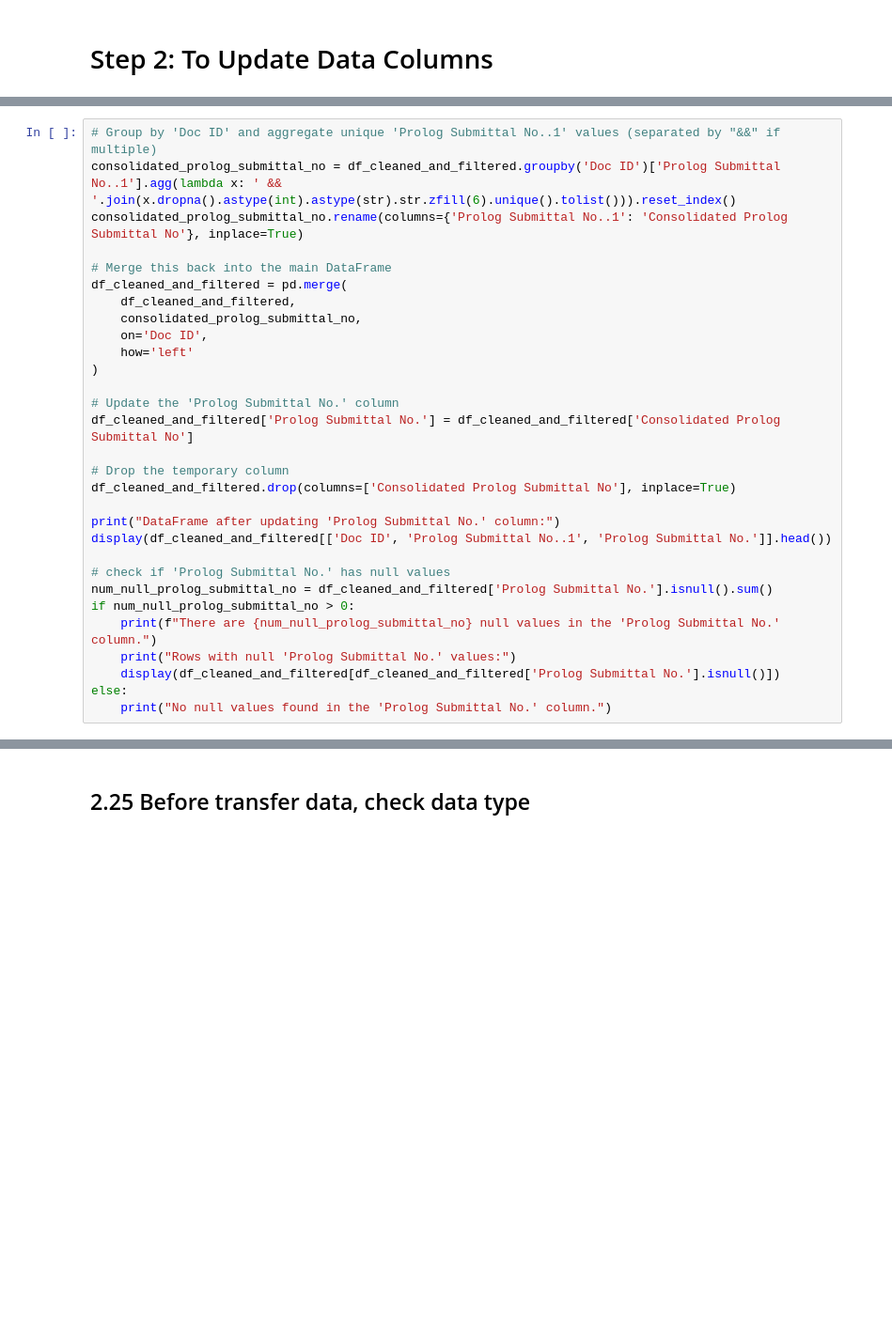
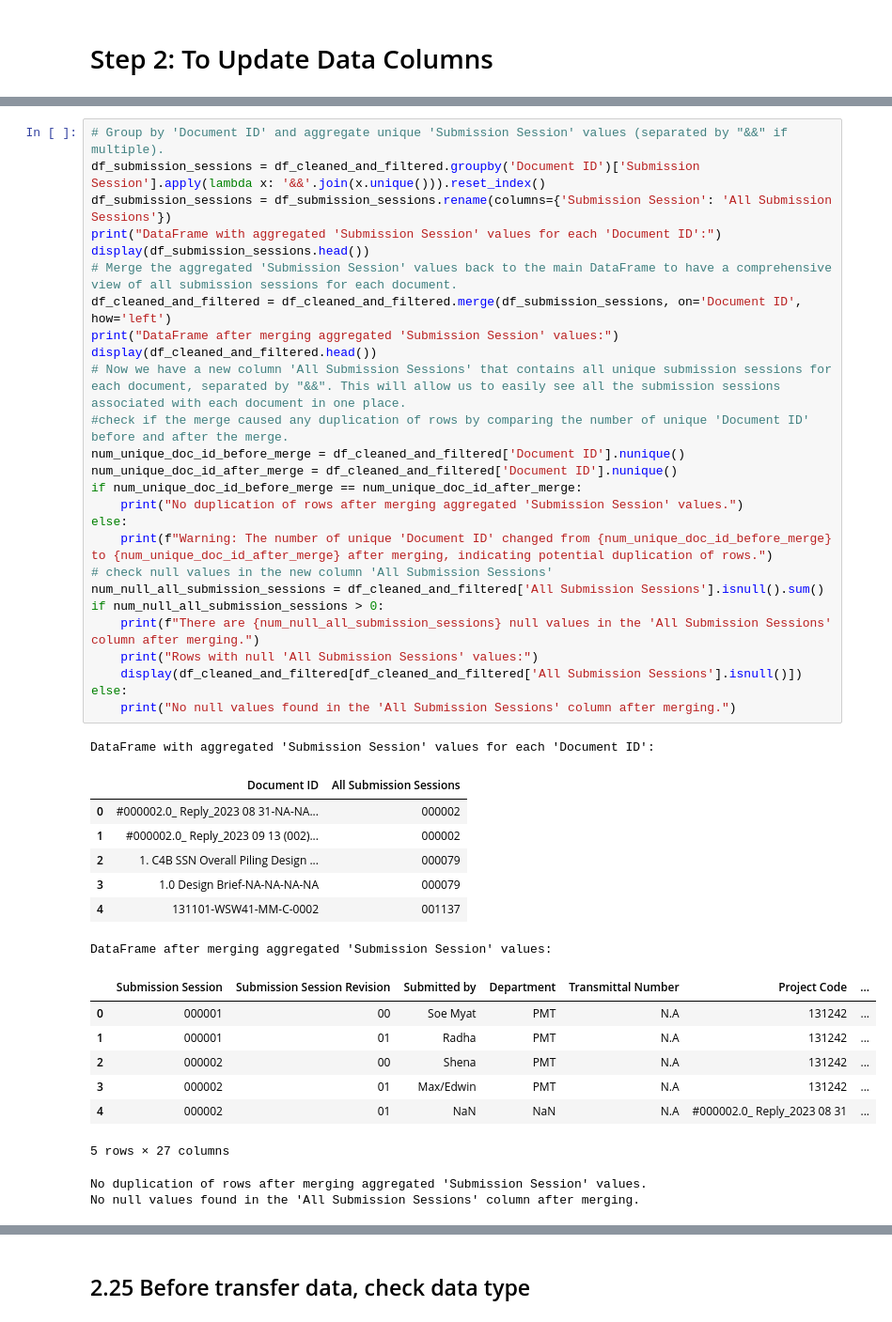
Before and after one commit to chinwarsoon/Engineering-and-Design, a Jupyter notebook: dcc/dcc_mdl.ipynb, the cells around one changed output, grey strips where cells are left out. Shown at 94% size. Cells and saved outputs as stored; diff of their text form; blank space fills up the shorter version.

```diff
--- a/dcc/dcc_mdl.ipynb
+++ b/dcc/dcc_mdl.ipynb
@@ -241,31 +461,45 @@ for col in columns_to_check:
 # %%
-# Group by 'Doc ID' and aggregate unique 'Prolog Submittal No..1' values (separated by "&&" if multiple)
-consolidated_prolog_submittal_no = df_cleaned_and_filtered.groupby('Doc ID')['Prolog Submittal No..1'].agg(lambda x: ' && '.join(x.dropna().astype(int).astype(str).str.zfill(6).unique().tolist())).reset_index()
-consolidated_prolog_submittal_no.rename(columns={'Prolog Submittal No..1': 'Consolidated Prolog Submittal No'}, inplace=True)
-
-# Merge this back into the main DataFrame
-df_cleaned_and_filtered = pd.merge(
-    df_cleaned_and_filtered,
-    consolidated_prolog_submittal_no,
-    on='Doc ID',
-    how='left'
-)
-
-# Update the 'Prolog Submittal No.' column
-df_cleaned_and_filtered['Prolog Submittal No.'] = df_cleaned_and_filtered['Consolidated Prolog Submittal No']
-
-# Drop the temporary column
-df_cleaned_and_filtered.drop(columns=['Consolidated Prolog Submittal No'], inplace=True)
-
-print("DataFrame after updating 'Prolog Submittal No.' column:")
-display(df_cleaned_and_filtered[['Doc ID', 'Prolog Submittal No..1', 'Prolog Submittal No.']].head())
-
-# check if 'Prolog Submittal No.' has null values
-num_null_prolog_submittal_no = df_cleaned_and_filtered['Prolog Submittal No.'].isnull().sum()
-if num_null_prolog_submittal_no > 0:
-    print(f"There are {num_null_prolog_submittal_no} null values in the 'Prolog Submittal No.' column.")
-    print("Rows with null 'Prolog Submittal No.' values:")
-    display(df_cleaned_and_filtered[df_cleaned_and_filtered['Prolog Submittal No.'].isnull()])
+# Group by 'Document ID' and aggregate unique 'Submission Session' values (separated by "&&" if multiple).
+df_submission_sessions = df_cleaned_and_filtered.groupby('Document ID')['Submission Session'].apply(lambda x: '&&'.join(x.unique())).reset_index()
+df_submission_sessions = df_submission_sessions.rename(columns={'Submission Session': 'All Submission Sessions'})
+print("DataFrame with aggregated 'Submission Session' values for each 'Document ID':")
+display(df_submission_sessions.head())
+# Merge the aggregated 'Submission Session' values back to the main DataFrame to have a comprehensive view of all submission sessions for each document.
+df_cleaned_and_filtered = df_cleaned_and_filtered.merge(df_submission_sessions, on='Document ID', how='left')
+print("DataFrame after merging aggregated 'Submission Session' values:")
+display(df_cleaned_and_filtered.head())
+# Now we have a new column 'All Submission Sessions' that contains all unique submission sessions for each document, separated by "&&". This will allow us to easily see all the submission sessions associated with each document in one place.
+#check if the merge caused any duplication of rows by comparing the number of unique 'Document ID' before and after the merge.
+num_unique_doc_id_before_merge = df_cleaned_and_filtered['Document ID'].nunique()
+num_unique_doc_id_after_merge = df_cleaned_and_filtered['Document ID'].nunique()
+if num_unique_doc_id_before_merge == num_unique_doc_id_after_merge:
+    print("No duplication of rows after merging aggregated 'Submission Session' values.")
 else:
-    print("No null values found in the 'Prolog Submittal No.' column.")
+    print(f"Warning: The number of unique 'Document ID' changed from {num_unique_doc_id_before_merge} to {num_unique_doc_id_after_merge} after merging, indicating potential duplication of rows.")
+# check null values in the new column 'All Submission Sessions'
+num_null_all_submission_sessions = df_cleaned_and_filtered['All Submission Sessions'].isnull().sum()
+if num_null_all_submission_sessions > 0:
+    print(f"There are {num_null_all_submission_sessions} null values in the 'All Submission Sessions' column after merging.")
+    print("Rows with null 'All Submission Sessions' values:")
+    display(df_cleaned_and_filtered[df_cleaned_and_filtered['All Submission Sessions'].isnull()])
+else:
+    print("No null values found in the 'All Submission Sessions' column after merging.")
+# %% [output]
+DataFrame with aggregated 'Submission Session' values for each 'Document ID':
+|  | Document ID | All Submission Sessions |
+| 0 | #000002.0_ Reply_2023 08 31-NA-NA... | 000002 |
+| 1 | #000002.0_ Reply_2023 09 13 (002)... | 000002 |
+| 2 | 1. C4B SSN Overall Piling Design ... | 000079 |
+| 3 | 1.0 Design Brief-NA-NA-NA-NA | 000079 |
+| 4 | 131101-WSW41-MM-C-0002 | 001137 |
+DataFrame after merging aggregated 'Submission Session' values:
+|  | Submission Session | Submission Session Revision | Submitted by | Department | Transmittal Number | Project Code | ... |
+| 0 | 000001 | 00 | Soe Myat | PMT | N.A | 131242 | ... |
+| 1 | 000001 | 01 | Radha | PMT | N.A | 131242 | ... |
+| 2 | 000002 | 00 | Shena | PMT | N.A | 131242 | ... |
+| 3 | 000002 | 01 | Max/Edwin | PMT | N.A | 131242 | ... |
+| 4 | 000002 | 01 | NaN | NaN | N.A | #000002.0_ Reply_2023 08 31 | ... |
+5 rows × 27 columns
+No duplication of rows after merging aggregated 'Submission Session' values.
+No null values found in the 'All Submission Sessions' column after merging.
 # %% [markdown]
```
Also changed, not shown: parts of 77 cells of this notebook, 1 other file.
